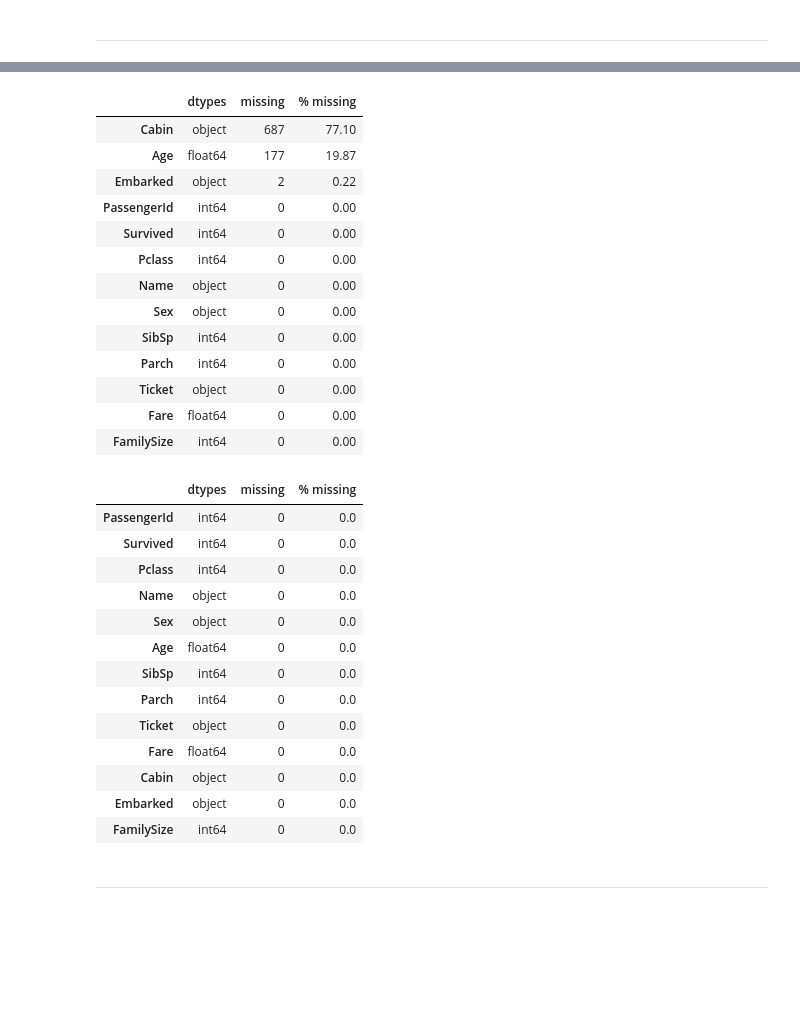
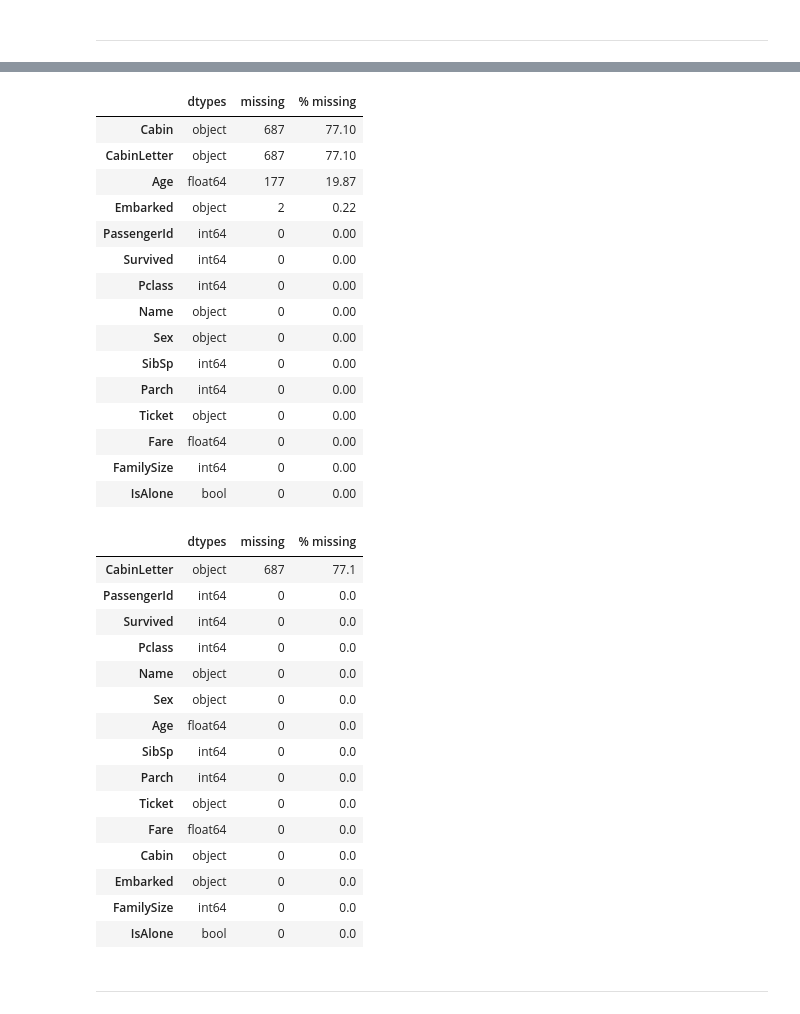
Before and after one commit to haocloo/USM_CS, a Jupyter notebook: CPC152/assignment (individual)/analysis2.ipynb, the cells around one changed output, grey strips where cells are left out. Cells and saved outputs as stored; diff of their text form; code cells hidden in the pictures; blank space fills up the shorter version.

```diff
--- a/CPC152/assignment (individual)/analysis2.ipynb
+++ b/CPC152/assignment (individual)/analysis2.ipynb
@@ -46,3 +82,8 @@ df["FamilySize"] = df["SibSp"] + df["Parch"] + 1
+# %%
+# Craete new features
+df["FamilySize"] = df["SibSp"] + df["Parch"] + 1
+df["IsAlone"] = df.FamilySize == 1
+df['CabinLetter'] = df['Cabin'].str[0]
 # %%
 # Obtain basic statistics for numerical variables
 df.describe()
@@ -78,16 +119,17 @@ Result : The result shows the data types, the number of missing values, and the
 # %%
 def missing_values(df):
     missingInfo = pd.DataFrame(df.dtypes, columns=["dtypes"])
     missingInfo["missing"] = df.isnull().sum()
     missingInfo["% missing"] = round((df.isnull().sum() / len(df)) * 100, 2)
     missingInfo = missingInfo.sort_values(by="% missing", ascending=False)
-    fig_missing = px.imshow(df.isnull(), template="plotly_dark", width=500, title="Missing Values")
+    fig_missing = px.imshow(df.isnull(), width=500, title="Missing Values")
     fig_missing.show()
     return missingInfo
 missing_values(df)
 # %% [output]
 |  | dtypes | missing | % missing |
 | Cabin | object | 687 | 77.10 |
+| CabinLetter | object | 687 | 77.10 |
 | Age | float64 | 177 | 19.87 |
 | Embarked | object | 2 | 0.22 |
 | PassengerId | int64 | 0 | 0.00 |
@@ -100,6 +142,7 @@ missing_values(df)
 | Ticket | object | 0 | 0.00 |
 | Fare | float64 | 0 | 0.00 |
 | FamilySize | int64 | 0 | 0.00 |
+| IsAlone | bool | 0 | 0.00 |
 # %%
 # fill the missing values in the Age column with the mean of the column because it is a numerical column
 df["Age"] = df["Age"].fillna(df["Age"].mean())
@@ -111,6 +154,7 @@ df["Cabin"] = df["Cabin"].fillna("Unknown")
 missing_values(df)
 # %% [output]
 |  | dtypes | missing | % missing |
+| CabinLetter | object | 687 | 77.1 |
 | PassengerId | int64 | 0 | 0.0 |
 | Survived | int64 | 0 | 0.0 |
 | Pclass | int64 | 0 | 0.0 |
@@ -124,6 +168,7 @@ missing_values(df)
 | Cabin | object | 0 | 0.0 |
 | Embarked | object | 0 | 0.0 |
 | FamilySize | int64 | 0 | 0.0 |
+| IsAlone | bool | 0 | 0.0 |
 # %% [markdown]
 ---
 # %% [markdown]
```
Also changed, not shown: parts of 25 cells of this notebook, 2 other files.
